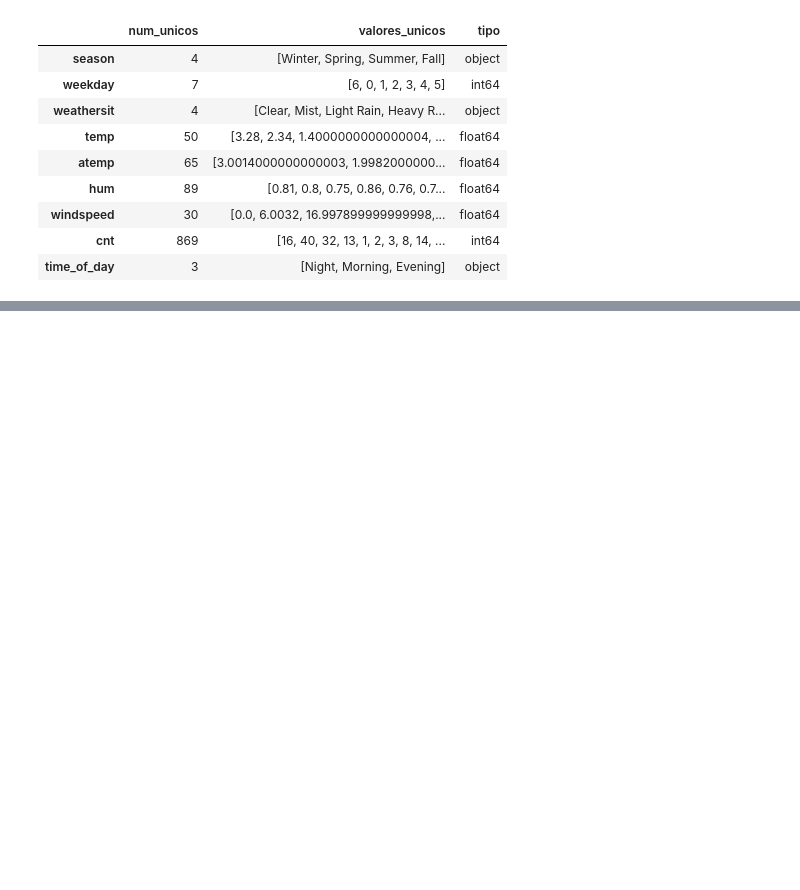
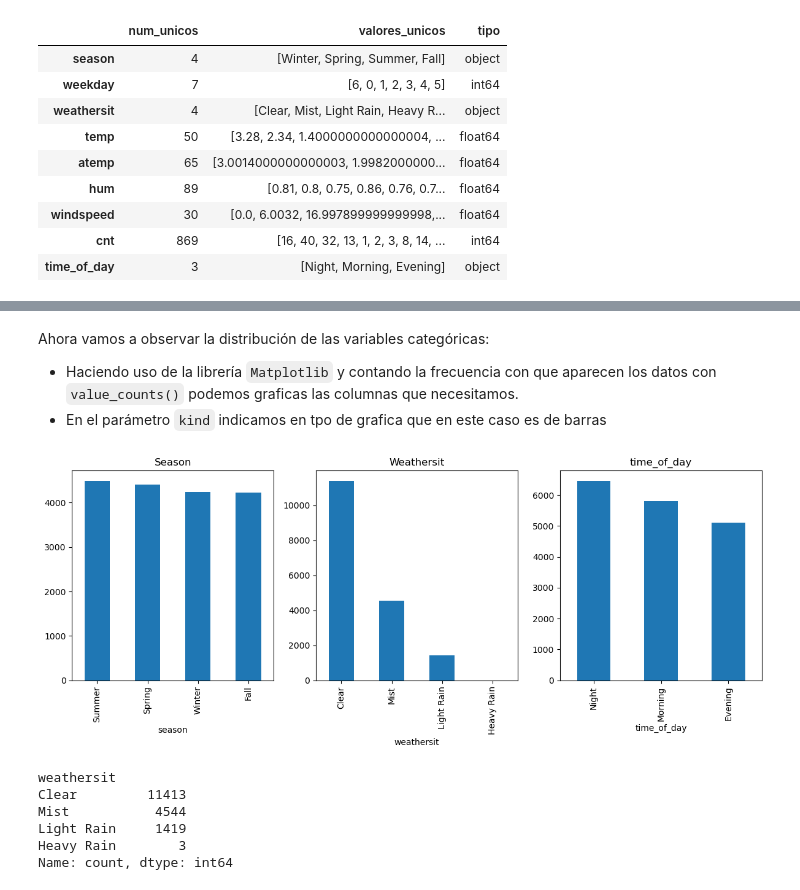
Before and after one commit to JhonZacipa/ML-Project-bicycle-usage-demand-estimation, a Jupyter notebook: ProyectoEtapa1Notebook.ipynb, the cells around one changed output, grey strips where cells are left out. Drawn from its saved outputs; the diff is of its cells as text; code cells hidden in the pictures; blank space fills up the shorter version.

```diff
--- a/ProyectoEtapa1Notebook.ipynb
+++ b/ProyectoEtapa1Notebook.ipynb
@@ -185,0 +244,24 @@ Datos del diccionario:
+# %% [markdown]
+Ahora vamos a observar la distribución de las variables categóricas:
+- Haciendo uso de la librería `Matplotlib` y contando la frecuencia con que aparecen los datos con `value_counts()` podemos graficas las columnas que necesitamos.
+- En el parámetro `kind` indicamos en tpo de grafica que en este caso es de barras
+# %%
+fig, axes = plt.subplots(1, 3, figsize=(12, 5))
+
+data['season'].value_counts().plot(kind='bar', ax=axes[0], title='Season')
+data['weathersit'].value_counts().plot(kind='bar', ax=axes[1], title='Weathersit')
+data['time_of_day'].value_counts().plot(kind='bar', ax=axes[2], title='time_of_day')
+
+plt.tight_layout()
+plt.show()
+# %% [output]
+[figure, added]
+# %%
+data['weathersit'].value_counts()
+# %% [output]
+weathersit
+Clear         11413
+Mist           4544
+Light Rain     1419
+Heavy Rain        3
+Name: count, dtype: int64
```
Also changed, not shown: parts of 19 cells of this notebook.
